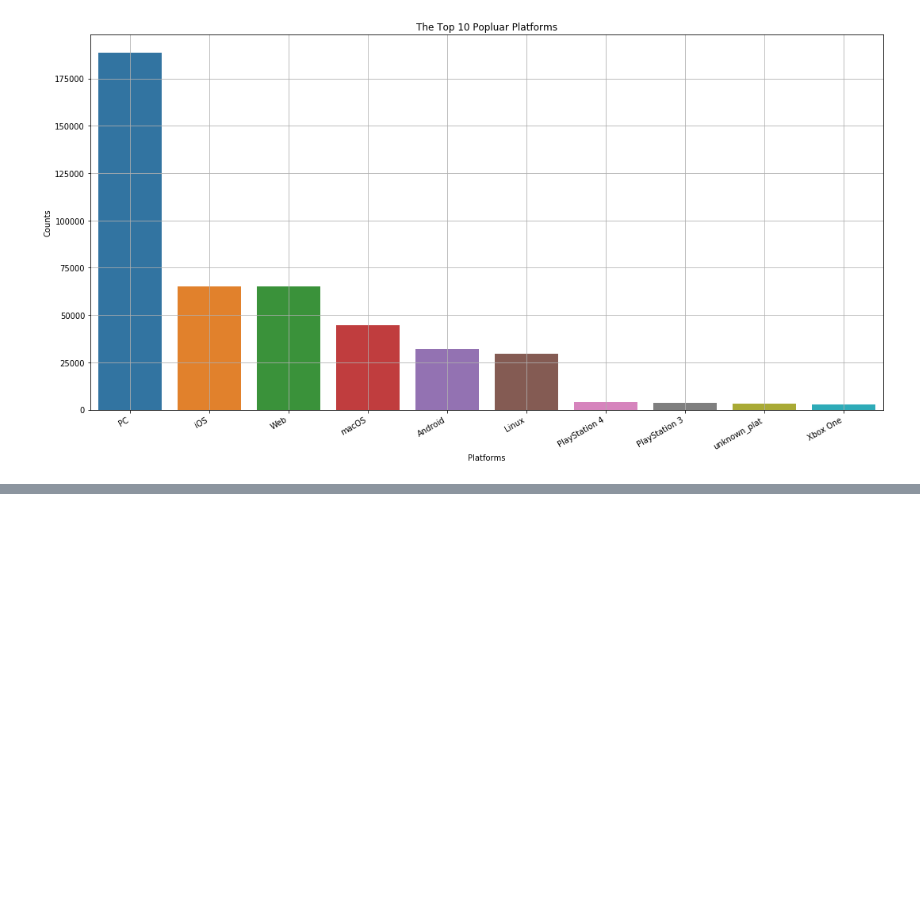
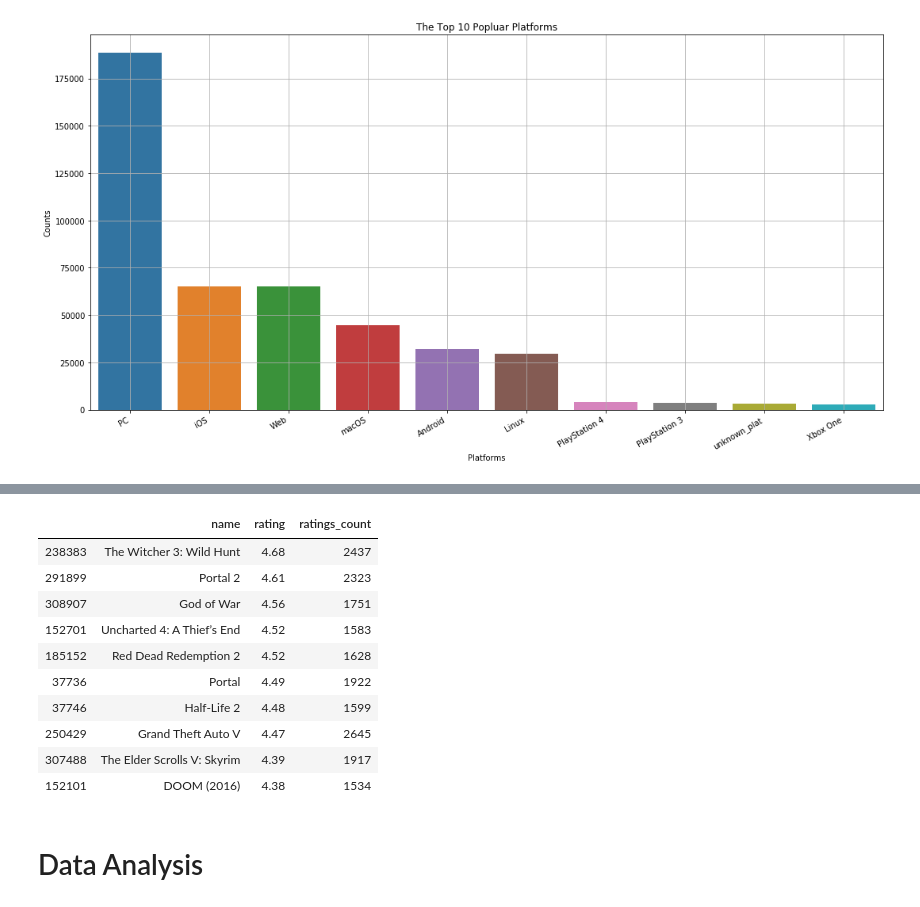
Before and after one commit to FreedomVAce/Game_Recommendation, a Jupyter notebook: Game_Recommendation.ipynb, the cells around one changed output, grey strips where cells are left out. Saved outputs shown, nothing was run; the diff lists cells and outputs as text; code cells hidden in the pictures; blank space fills up the shorter version.

```diff
--- a/Game_Recommendation.ipynb
+++ b/Game_Recommendation.ipynb
@@ -147,0 +184,20 @@ plt.show()
+# %%
+top_rated_v2 = game.sort_values(by=['rating'], ascending=False)
+
+top_rated_v2 = top_rated_v2.loc[top_rated_v2['ratings_count']>1500]
+
+top_rated_v2.loc[:,['name','rating','ratings_count']].head(10)
+# %% [output]
+|  | name | rating | ratings_count |
+| 238383 | The Witcher 3: Wild Hunt | 4.68 | 2437 |
+| 291899 | Portal 2 | 4.61 | 2323 |
+| 308907 | God of War | 4.56 | 1751 |
+| 152701 | Uncharted 4: A Thief’s End | 4.52 | 1583 |
+| 185152 | Red Dead Redemption 2 | 4.52 | 1628 |
+| 37736 | Portal | 4.49 | 1922 |
+| 37746 | Half-Life 2 | 4.48 | 1599 |
+| 250429 | Grand Theft Auto V | 4.47 | 2645 |
+| 307488 | The Elder Scrolls V: Skyrim | 4.39 | 1917 |
+| 152101 | DOOM (2016) | 4.38 | 1534 |
+# %% [markdown]
+# Data Analysis
```
Also changed, not shown: parts of 4 cells of this notebook.
